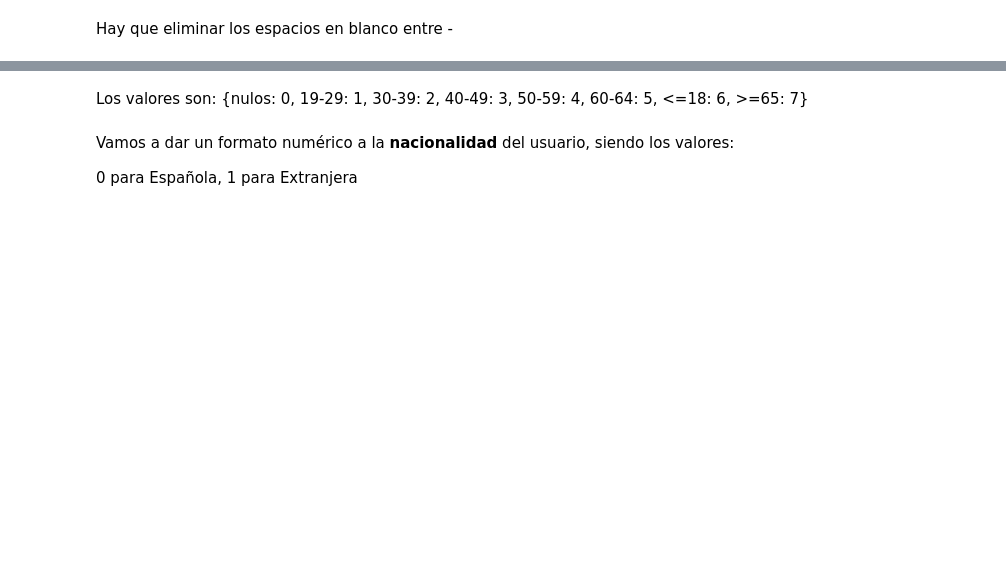
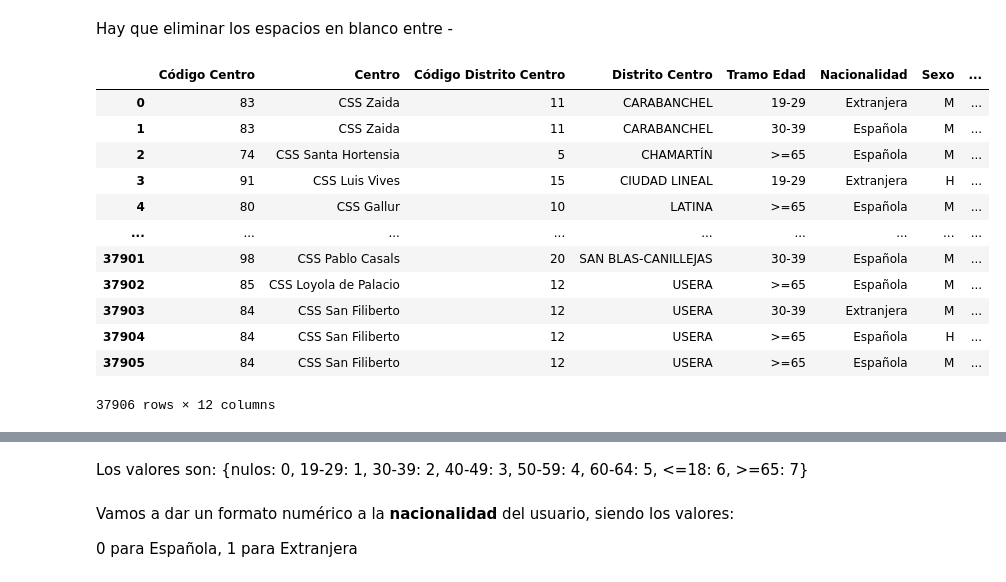
Before and after one commit to 75Engel/Estimacion_tipologia_usuarios_Servicios_Sociales_Ayto_Madrid, a Jupyter notebook: Notebooks/Notebook_2.ipynb, the cells around one changed output, grey strips where cells are left out. Cells and saved outputs as stored; diff of their text form; code cells hidden in the pictures; blank space fills up the shorter version.

```diff
--- a/Notebooks/Notebook_2.ipynb
+++ b/Notebooks/Notebook_2.ipynb
@@ -175 +172,17 @@ df_urgencias['Tramo Edad']=df_urgencias['Tramo Edad'].str.replace("\A>=85", ">=6
+# %%
+df_urgencias
+# %% [output]
+|  | Código Centro | Centro | Código Distrito Centro | Distrito Centro | Tramo Edad | Nacionalidad | Sexo | ... |
+| 0 | 83 | CSS Zaida | 11 | CARABANCHEL | 19-29 | Extranjera | M | ... |
+| 1 | 83 | CSS Zaida | 11 | CARABANCHEL | 30-39 | Española | M | ... |
+| 2 | 74 | CSS Santa Hortensia | 5 | CHAMARTÍN | >=65 | Española | M | ... |
+| 3 | 91 | CSS Luis Vives | 15 | CIUDAD LINEAL | 19-29 | Extranjera | H | ... |
+| 4 | 80 | CSS Gallur | 10 | LATINA | >=65 | Española | M | ... |
+| ... | ... | ... | ... | ... | ... | ... | ... | ... |
+| 37901 | 98 | CSS Pablo Casals | 20 | SAN BLAS-CANILLEJAS | 30-39 | Española | M | ... |
+| 37902 | 85 | CSS Loyola de Palacio | 12 | USERA | >=65 | Española | M | ... |
+| 37903 | 84 | CSS San Filiberto | 12 | USERA | 30-39 | Extranjera | M | ... |
+| 37904 | 84 | CSS San Filiberto | 12 | USERA | >=65 | Española | H | ... |
+| 37905 | 84 | CSS San Filiberto | 12 | USERA | >=65 | Española | M | ... |
+37906 rows × 12 columns
 # %%
```
Also changed, not shown: parts of 20 cells of this notebook, 8 other files.
